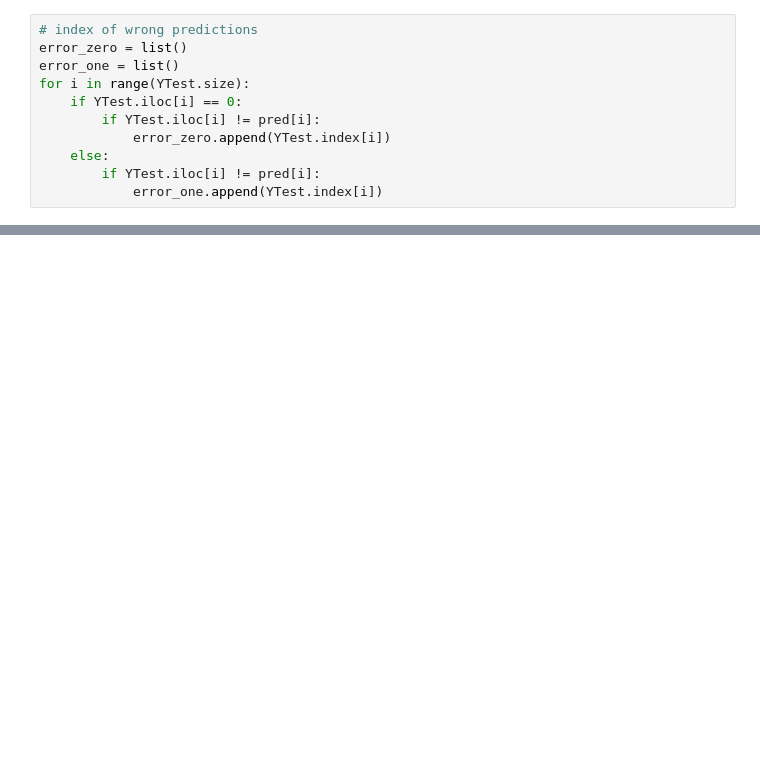
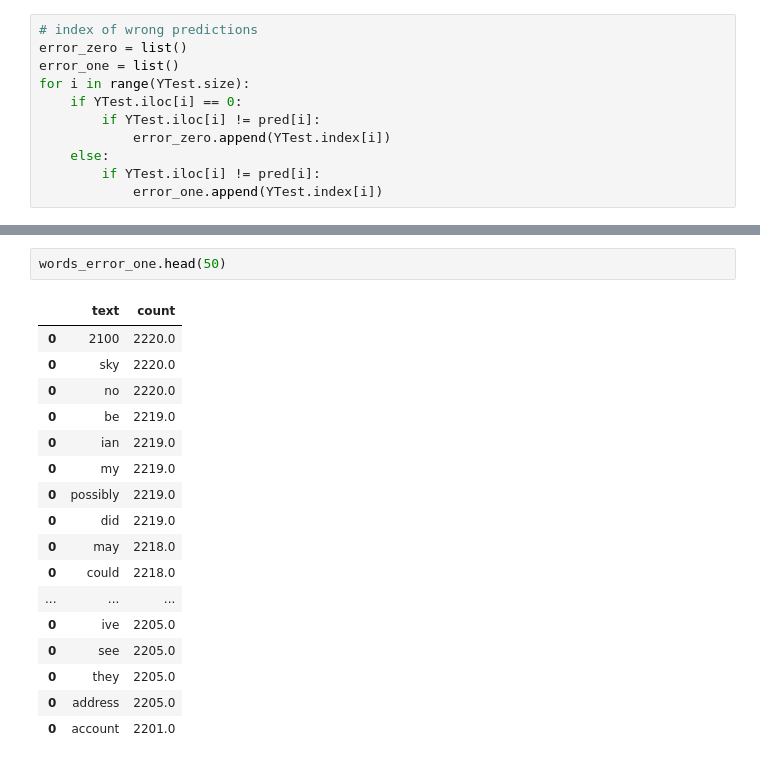
Before and after one commit to Hitriihoma/Xsolla_Summer_School_2020_txt_classification, a Jupyter notebook: 3_txt_classification.ipynb, the cells around one changed output, grey strips where cells are left out. Cells and saved outputs as stored; diff of their text form; blank space fills up the shorter version.

```diff
--- a/3_txt_classification.ipynb
+++ b/3_txt_classification.ipynb
@@ -544,0 +543,20 @@ for i in range(YTest.size):
+# %%
+words_error_one.head(50)
+# %% [output]
+|  | text | count |
+| 0 | 2100 | 2220.0 |
+| 0 | sky | 2220.0 |
+| 0 | no | 2220.0 |
+| 0 | be | 2219.0 |
+| 0 | ian | 2219.0 |
+| 0 | my | 2219.0 |
+| 0 | possibly | 2219.0 |
+| 0 | did | 2219.0 |
+| 0 | may | 2218.0 |
+| 0 | could | 2218.0 |
+| ... | ... | ... |
+| 0 | ive | 2205.0 |
+| 0 | see | 2205.0 |
+| 0 | they | 2205.0 |
+| 0 | address | 2205.0 |
+| 0 | account | 2201.0 |
```
Also changed, not shown: parts of 27 cells of this notebook.
